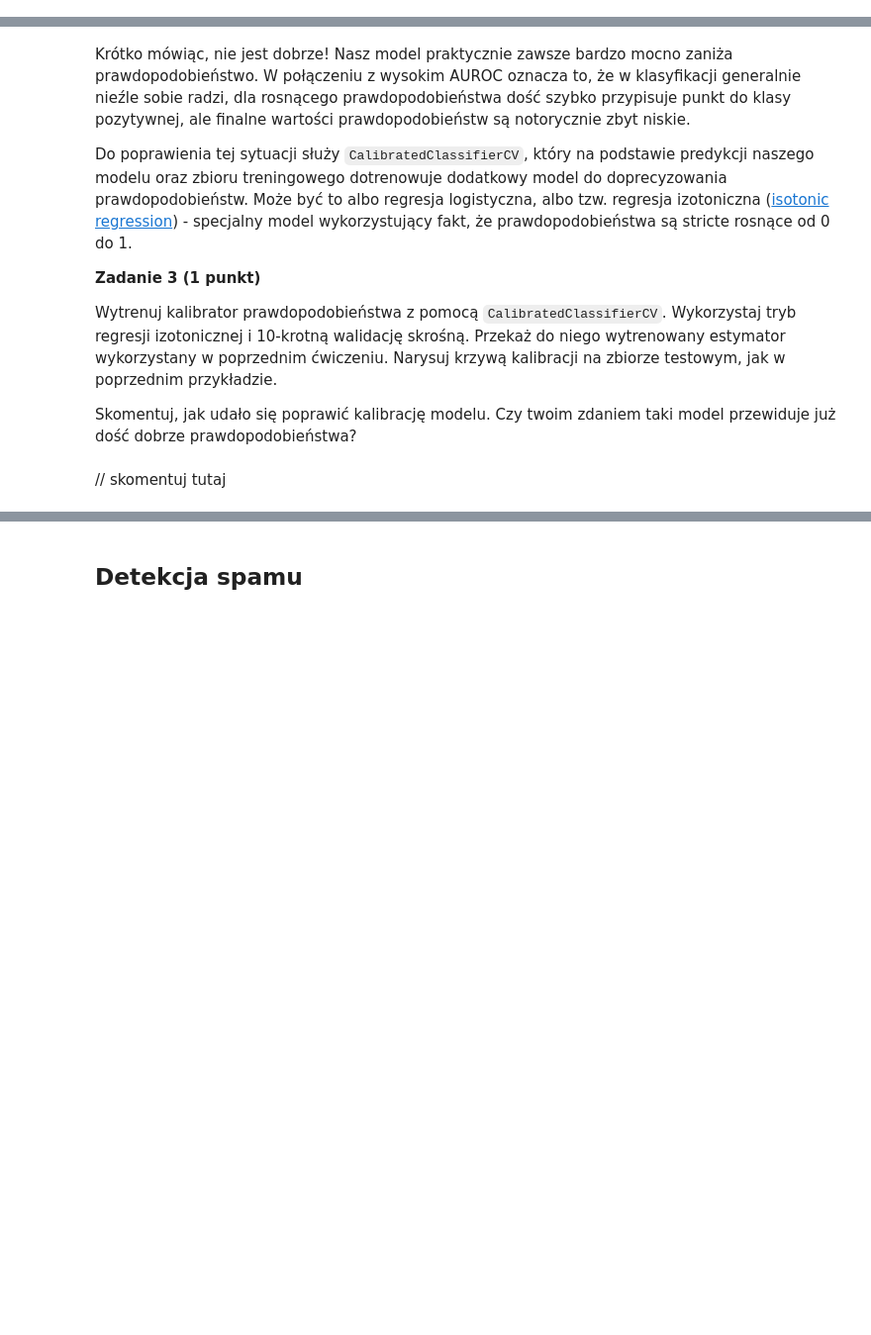
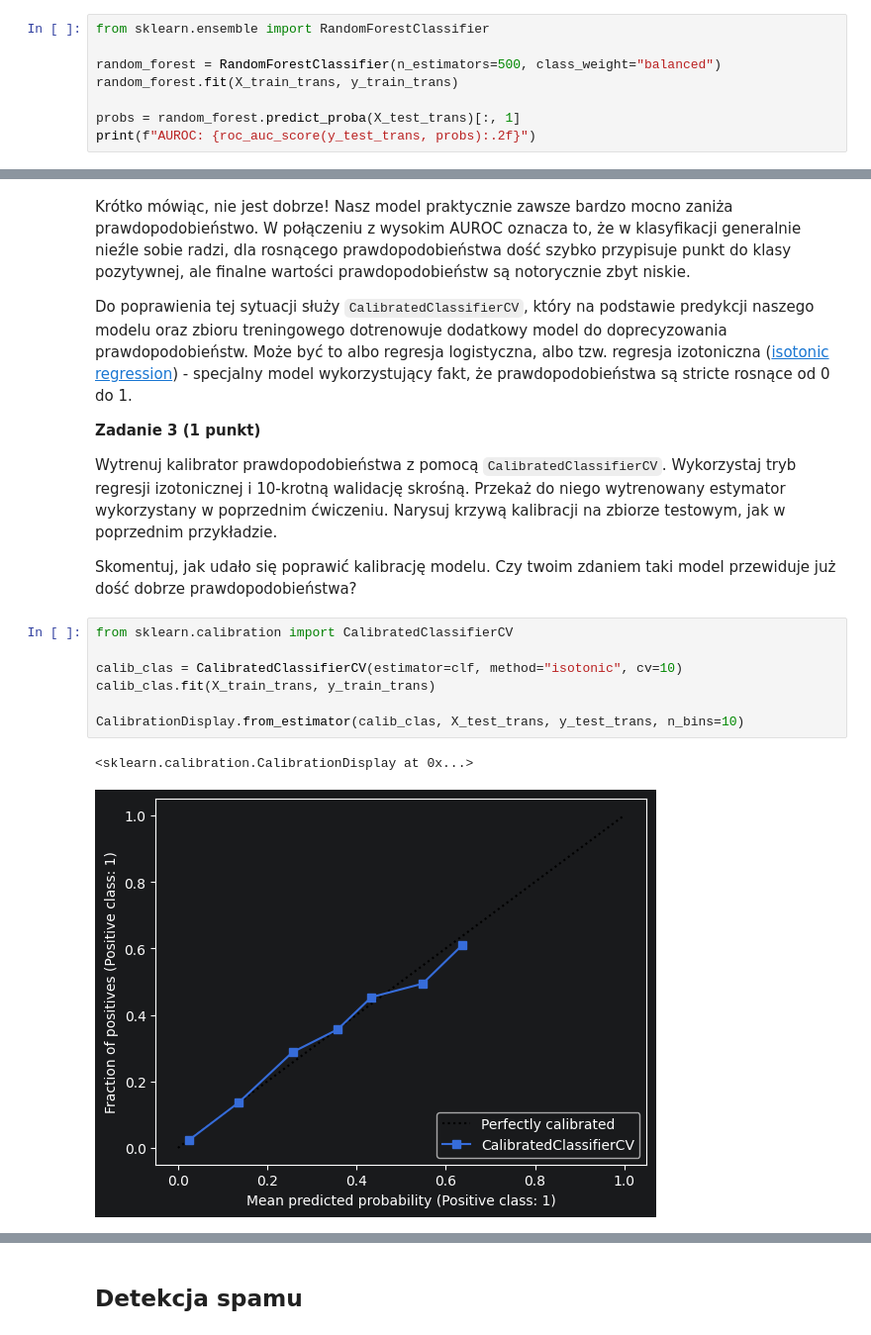
Before and after one commit to krzysztof-kopel/podstawy-uczenia-maszynowego, a Jupyter notebook: lab4/notebook.ipynb, the cells around one changed output, grey strips where cells are left out. Shown at 99% size. Drawn from its saved outputs; the diff is of its cells as text; blank space fills up the shorter version.

```diff
--- a/lab4/notebook.ipynb
+++ b/lab4/notebook.ipynb
@@ -180,0 +197,8 @@ Teraz mamy faktycznie czysty zbiór danych i wytrenowane pierwsze modele. Warto
+# %%
+from sklearn.ensemble import RandomForestClassifier
+
+random_forest = RandomForestClassifier(n_estimators=500, class_weight="balanced")
+random_forest.fit(X_train_trans, y_train_trans)
+
+probs = random_forest.predict_proba(X_test_trans)[:, 1]
+print(f"AUROC: {roc_auc_score(y_test_trans, probs):.2f}")
@@ -198,5 +229,13 @@ Do poprawienia tej sytuacji służy `CalibratedClassifierCV`, który na podstawi
 Wytrenuj kalibrator prawdopodobieństwa z pomocą `CalibratedClassifierCV`. Wykorzystaj tryb regresji izotonicznej i 10-krotną walidację skrośną. Przekaż do niego wytrenowany estymator wykorzystany w poprzednim ćwiczeniu. Narysuj krzywą kalibracji na zbiorze testowym, jak w poprzednim przykładzie.
 
 Skomentuj, jak udało się poprawić kalibrację modelu. Czy twoim zdaniem taki model przewiduje już dość dobrze prawdopodobieństwa?
-# %% [markdown]
-// skomentuj tutaj
+# %%
+from sklearn.calibration import CalibratedClassifierCV
+
+calib_clas = CalibratedClassifierCV(estimator=clf, method="isotonic", cv=10)
+calib_clas.fit(X_train_trans, y_train_trans)
+
+CalibrationDisplay.from_estimator(calib_clas, X_test_trans, y_test_trans, n_bins=10)
+# %% [output]
+<sklearn.calibration.CalibrationDisplay at 0x...>
+[figure, added]
```
Also changed, not shown: parts of 8 cells of this notebook.
